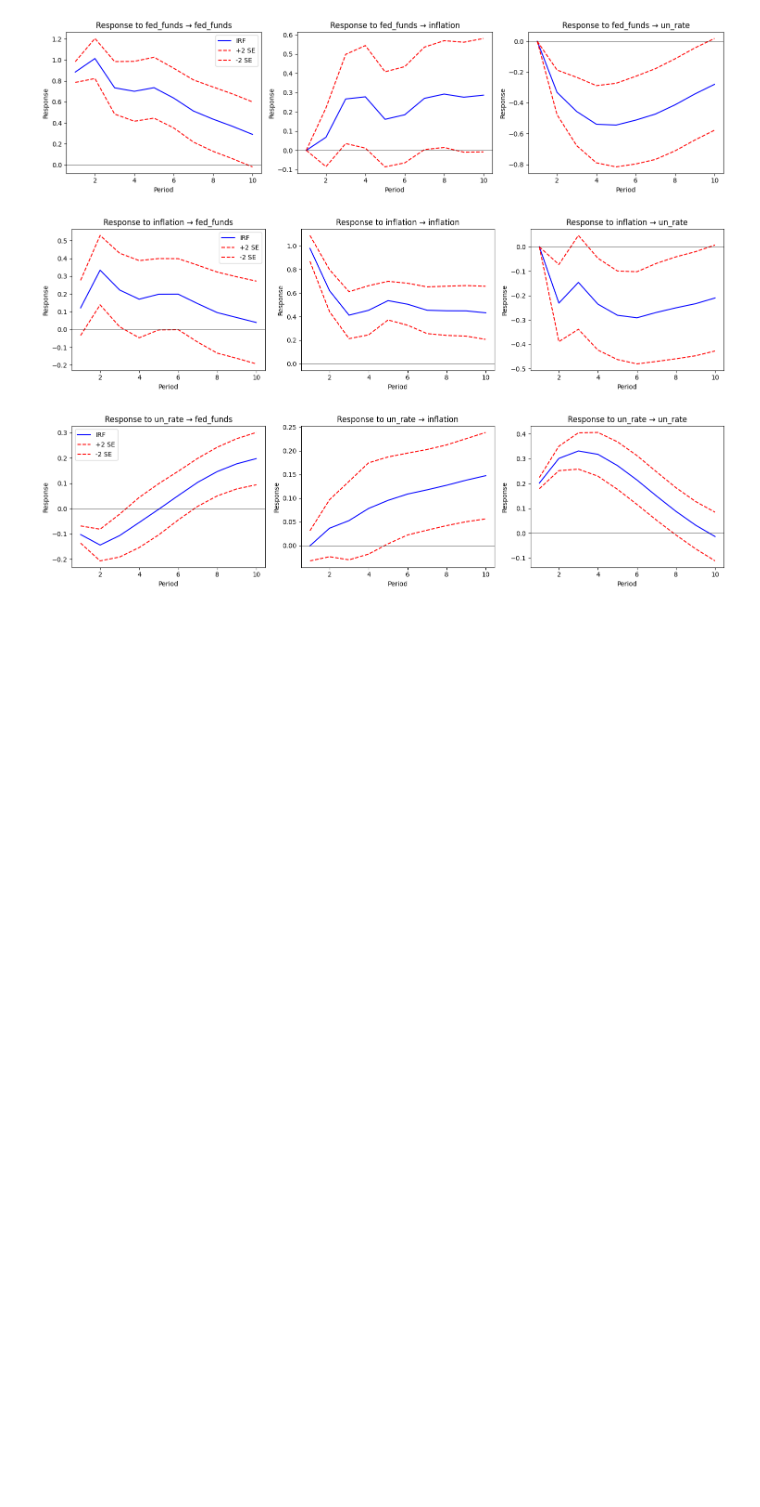
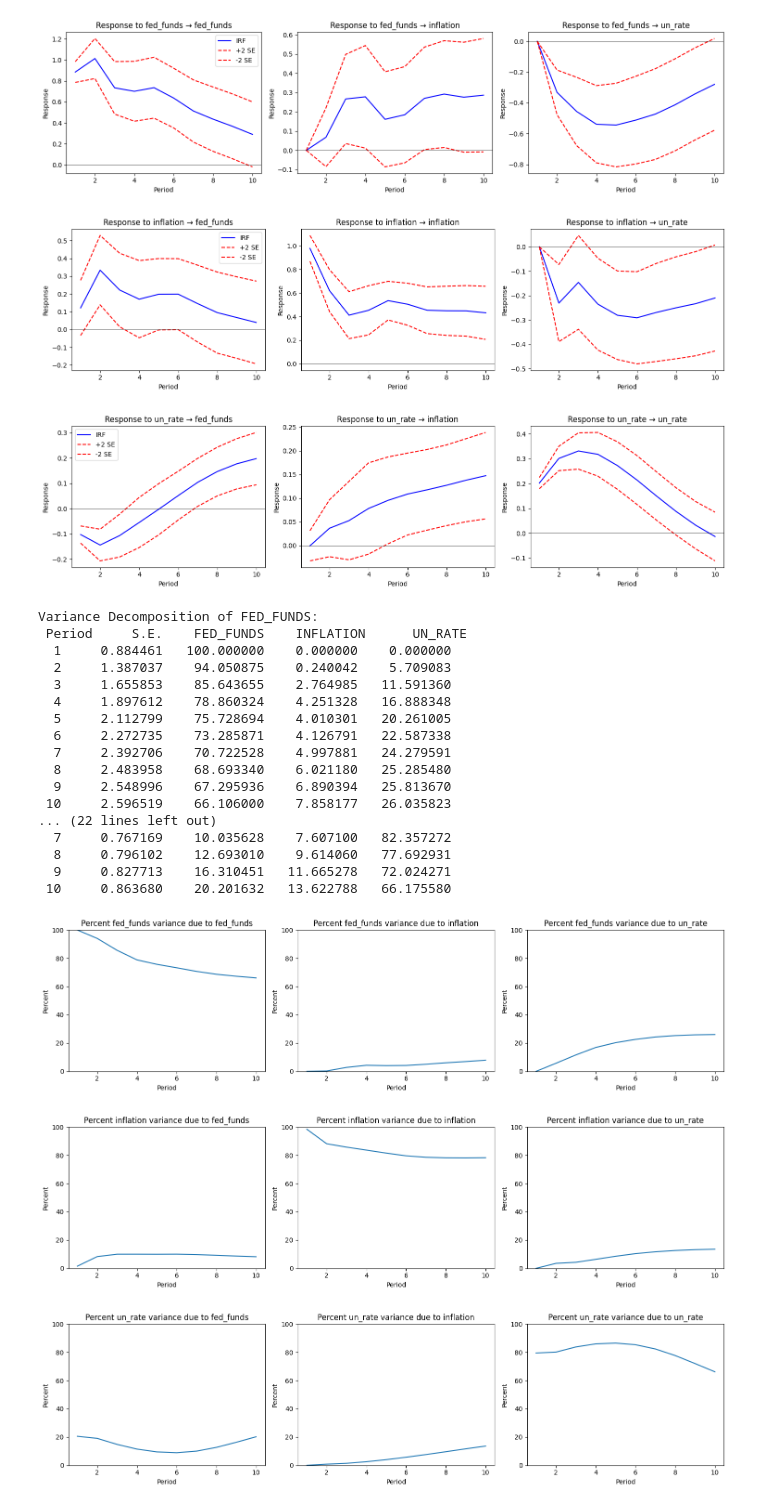
Before and after one commit to DavidGuzzi/MECMT10, a Jupyter notebook: clase_3.ipynb, the cells around one changed output. Drawn from its saved outputs; the diff is of its cells as text; code cells hidden in the pictures; blank space fills up the shorter version.

```diff
--- a/clase_3.ipynb
+++ b/clase_3.ipynb
@@ -1586,0 +1591,66 @@ Response of FED_FUNDS:
+# %%
+import numpy as np
+import matplotlib.pyplot as plt
+from statsmodels.tsa.api import VAR
+
+# ——— 1) Reordena y ajusta el VAR(4) ——————————————————————————————————
+data_ord = df_f2[['fed_funds', 'inflation', 'un_rate']].copy()
+res_ord  = VAR(data_ord, freq='QE').fit(4)
+
+# ——— 2) FEVD para 10 periodos ortogonalizada (Cholesky) —————————————————
+fevd   = res_ord.fevd(10)
+decomp = fevd.decomp       # shape (3, 10, 3): (var, horizons 1..10, shock)
+
+# Matriz de var–cov de errores de pronóstico y sus S.E.
+mse = res_ord.mse(10)      # shape (10,3,3)
+se  = np.sqrt(np.diagonal(mse, axis1=1, axis2=2))  # shape (10,3)
+
+order    = data_ord.columns.tolist()  # ['fed_funds','inflation','un_rate']
+horizons = np.arange(1, 11)          # Periods 1..10
+
+# ——— 3) Imprime la tabla estilo EViews ————————————————————————————————
+for i, var in enumerate(order):
+    print(f"\nVariance Decomposition of {var.upper()}:")
+    header = " Period     S.E.   " + "   ".join(f"{v.upper():>10s}" for v in order)
+    print(header)
+    for h in range(10):
+        pct   = decomp[i, h, :] * 100  # fracción→%
+        seval = se[h, i]
+        vals  = "  ".join(f"{p:10.6f}" for p in pct)
+        print(f" {h+1:>2d}   {seval:10.6f}   {vals}")
+
+# ——— 4) Genera “Multiple Graphs” de % de varianza (3 por fila) —————————
+for i, var in enumerate(order):
+    fig, axs = plt.subplots(1, 3, figsize=(15, 4))
+    for j, shock in enumerate(order):
+        pct = decomp[i, :, j] * 100  # 10 valores → periods 1..10
+        ax  = axs[j]
+        ax.plot(horizons, pct)
+        ax.set_title(f'Percent {var} variance due to {shock}')
+        ax.set_xlabel('Period')
+        ax.set_ylabel('Percent')
+        ax.axhline(0, color='black', linewidth=0.5)
+        ax.set_ylim(0, 100)
+    plt.tight_layout()
+    plt.show()
+# %% [output]
+Variance Decomposition of FED_FUNDS:
+ Period     S.E.    FED_FUNDS    INFLATION      UN_RATE
+  1     0.884461   100.000000    0.000000    0.000000
+  2     1.387037    94.050875    0.240042    5.709083
+  3     1.655853    85.643655    2.764985   11.591360
+  4     1.897612    78.860324    4.251328   16.888348
+  5     2.112799    75.728694    4.010301   20.261005
+  6     2.272735    73.285871    4.126791   22.587338
+  7     2.392706    70.722528    4.997881   24.279591
+  8     2.483958    68.693340    6.021180   25.285480
+  9     2.548996    67.295936    6.890394   25.813670
+ 10     2.596519    66.106000    7.858177   26.035823
+... (22 lines left out)
+  7     0.767169    10.035628    7.607100   82.357272
+  8     0.796102    12.693010    9.614060   77.692931
+  9     0.827713    16.310451   11.665278   72.024271
+ 10     0.863680    20.201632   13.622788   66.175580
+[figure, added]
+[figure, added]
+[figure, added]
```
Also changed, not shown: parts of 1 cell of this notebook, 1 other file.
